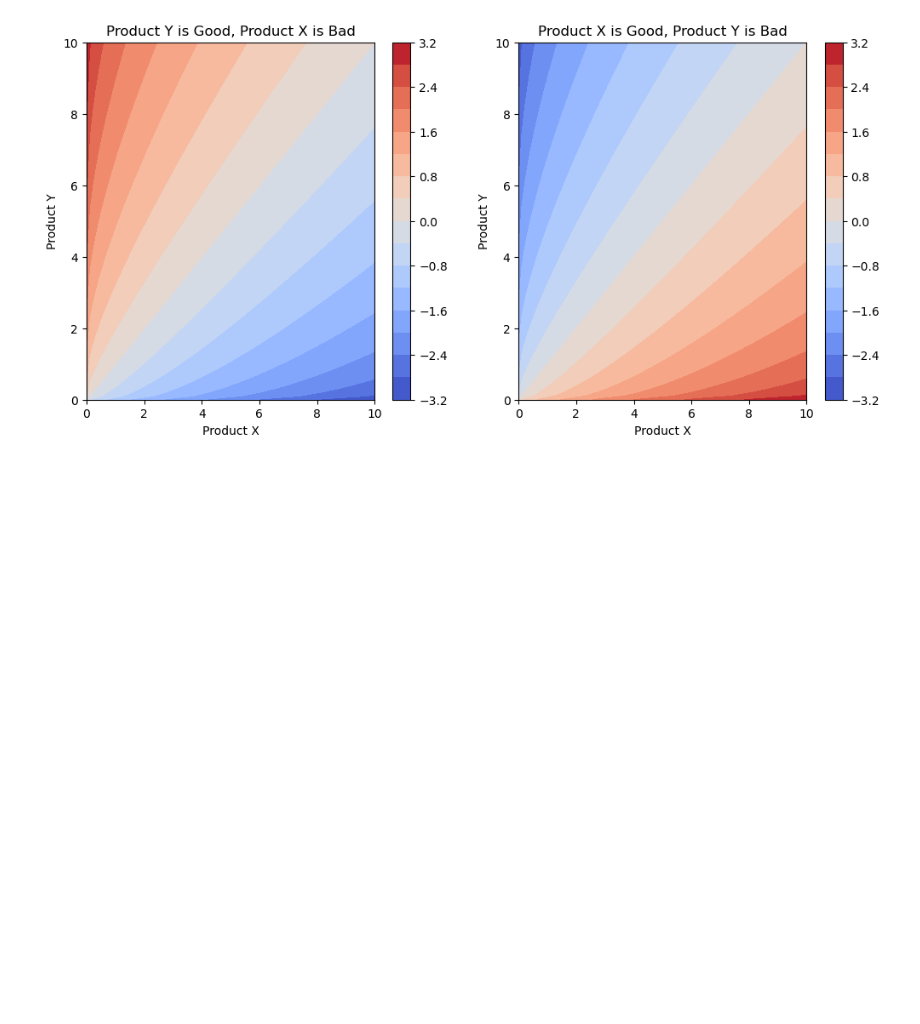
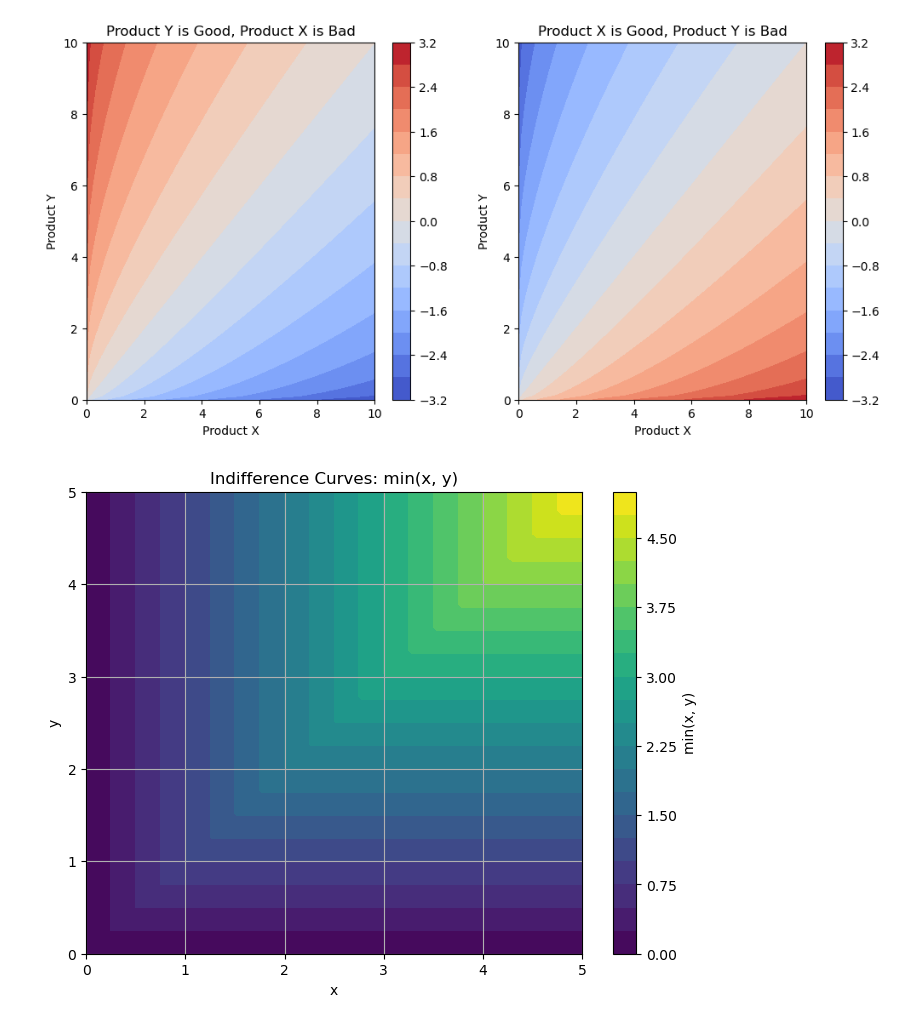
Before and after one commit to Matan-levintov/Plots-and-code-for-TA, a Jupyter notebook: Price Theory/Week 1/Plots_testing.ipynb, the cells around one changed output. Cells and saved outputs as stored; diff of their text form; code cells hidden in the pictures; blank space fills up the shorter version.

```diff
--- a/Price Theory/Week 1/Plots_testing.ipynb
+++ b/Price Theory/Week 1/Plots_testing.ipynb
@@ -142,3 +142,28 @@ plt.show
 # %% [output]
 <function matplotlib.pyplot.show(close=None, block=None)>
 [figure]
+# %%
+import numpy as np
+import matplotlib.pyplot as plt
+
+# Define the range of values for x and y
+x = np.linspace(0, 5, 100)
+y = np.linspace(0, 5, 100)
+
+# Create a meshgrid from x and y values
+X, Y = np.meshgrid(x, y)
+
+# Compute the function min(x, y)
+Z = np.minimum(X, Y)
+
+# Create a filled contour plot
+plt.figure(figsize=(8, 6))
+contour = plt.contourf(X, Y, Z, levels=20, cmap='viridis')
+plt.colorbar(contour, label='min(x, y)')
+plt.xlabel('x')
+plt.ylabel('y')
+plt.title('Indifference Curves: min(x, y)')
+plt.grid(True)
+plt.show()
+# %% [output]
+[figure, added]
```
